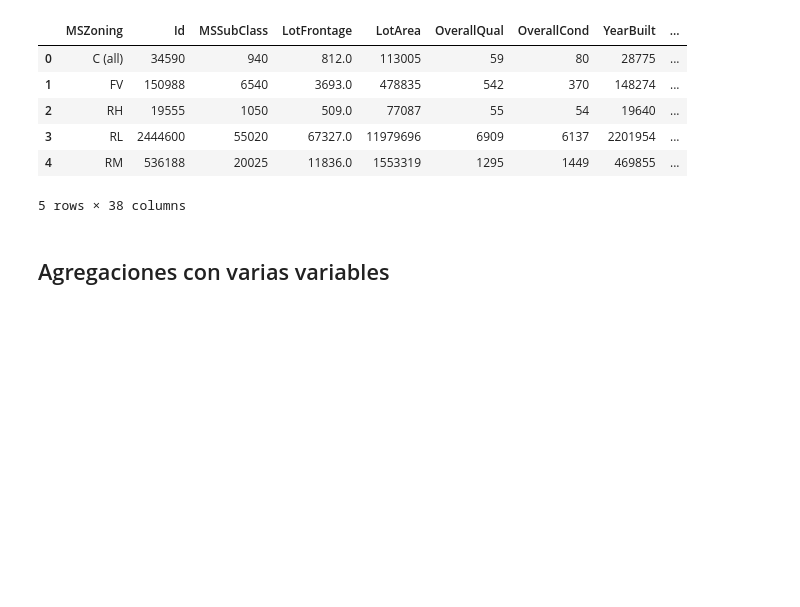
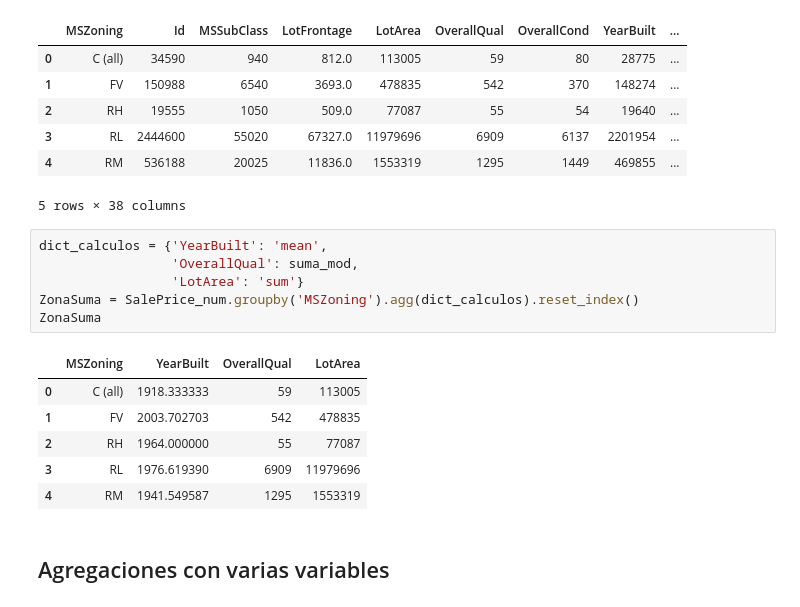
Before and after one commit to cristinaegus/Pandas_Python_IA, a Jupyter notebook: Agregados.ipynb, the cells around one changed output. Drawn from its saved outputs; the diff is of its cells as text; blank space fills up the shorter version.

```diff
--- a/Agregados.ipynb
+++ b/Agregados.ipynb
@@ -245,6 +245,19 @@ ZonaSuma
 | 3 | RL | 2444600 | 55020 | 67327.0 | 11979696 | 6909 | 6137 | 2201954 | ... |
 | 4 | RM | 536188 | 20025 | 11836.0 | 1553319 | 1295 | 1449 | 469855 | ... |
 5 rows × 38 columns
+# %%
+dict_calculos = {'YearBuilt': 'mean',
+                 'OverallQual': suma_mod,
+                 'LotArea': 'sum'}
+ZonaSuma = SalePrice_num.groupby('MSZoning').agg(dict_calculos).reset_index()
+ZonaSuma
+# %% [output]
+|  | MSZoning | YearBuilt | OverallQual | LotArea |
+| 0 | C (all) | 1918.333333 | 59 | 113005 |
+| 1 | FV | 2003.702703 | 542 | 478835 |
+| 2 | RH | 1964.000000 | 55 | 77087 |
+| 3 | RL | 1976.619390 | 6909 | 11979696 |
+| 4 | RM | 1941.549587 | 1295 | 1553319 |
 # %% [markdown]
 ## Agregaciones con varias variables
 # %% [markdown]
```
Also changed, not shown: parts of 2 cells of this notebook.
